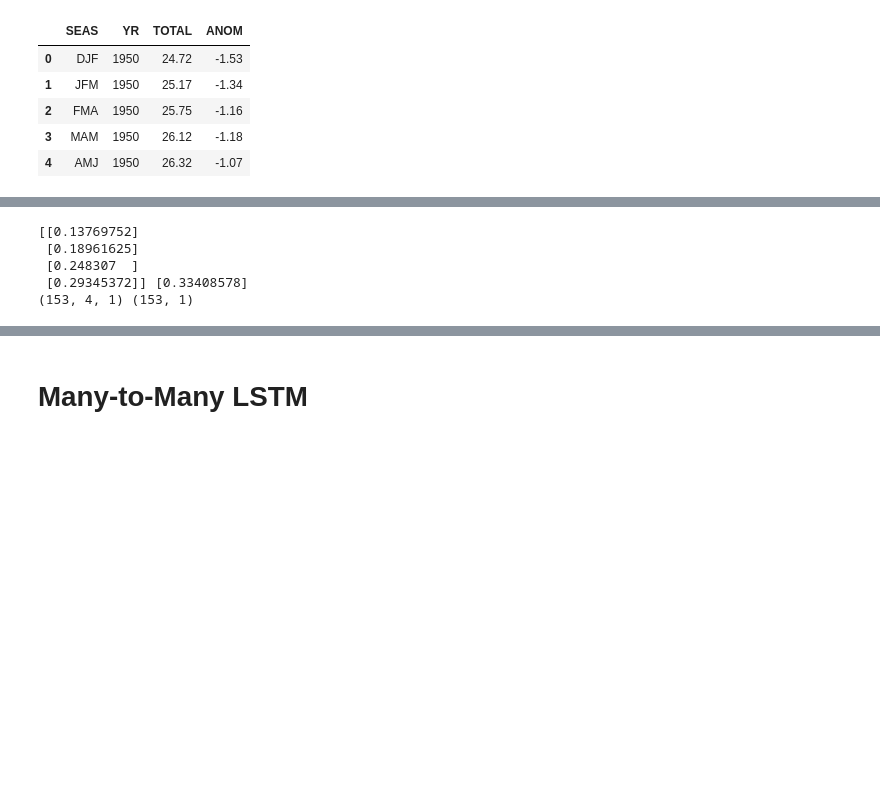
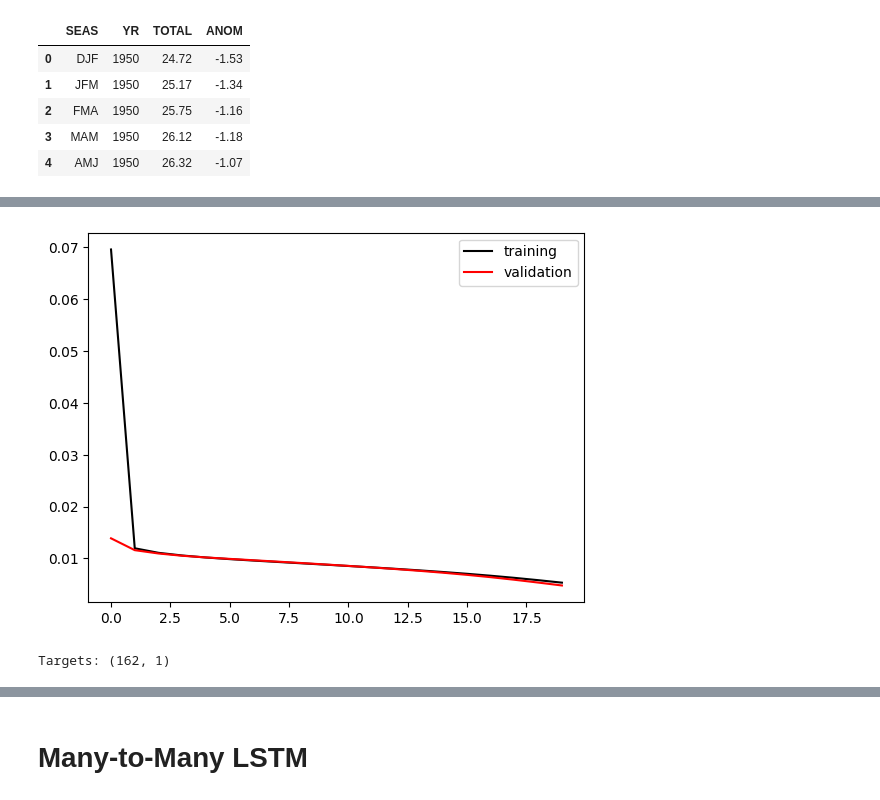
Before and after one commit to mariajmolina/UMDAOSC650, a Jupyter notebook: firstrnn.ipynb, the cells around one changed output, grey strips where cells are left out. Saved outputs shown, nothing was run; the diff lists cells and outputs as text; code cells hidden in the pictures; blank space fills up the shorter version.

```diff
--- a/firstrnn.ipynb
+++ b/firstrnn.ipynb
@@ -137,10 +311,15 @@ print(x.shape, y.shape)
 # lets make our rnn!
 regressor = Sequential()
 
-# LSTM; input shape is 1 (for one time step at a time) and n_features which is also 1 for our toy example
-regressor.add(keras.layers.Input(shape=(1, n_features), batch_size=16))
+# LSTM; input shape is 1 (for one time step at a time)
+# and n_features which is also 1 for our toy example
+regressor.add(keras.layers.Input(shape=(1, n_features), batch_size=BATCHSIZE))
 
-# don't return sequence; just the last output of the input sequence
+### NOTE BELOW:
+# If you want to process the entire sequence at once, change the input
+# shape above to (4, n_features) while keeping return_sequences=False below.
+
+# don't return sequence; just the final hidden state
 regressor.add(LSTM(units=50, return_sequences=False))
 
 # one neuron for output prediction
@@ -206,14 +370,16 @@ testdata_gen = TimeseriesGenerator(
-# %%
-# quick check of output
-batch_0 = testdata_gen[0]
-x, y = batch_0
-print(x[0], y[0])
-print(x.shape, y.shape)
-# %% [output]
-[[0.13769752]
- [0.18961625]
- [0.248307  ]
- [0.29345372]] [0.33408578]
-(153, 4, 1) (153, 1)
+# %%
+plt.plot(range(0,EPOCHS), history.history['loss'], c='k', label='training')
+plt.plot(range(0,EPOCHS), history.history['val_loss'], c='r', label='validation')
+plt.legend()
+plt.show()
+# %% [output]
+[figure, added]
+# %%
+for batch in test_gen:
+  _, y = batch
+  print(f"Targets: {y.shape}")
+  break
+# %% [output]
+Targets: (162, 1)
 # %%
 # predict using test data
```
Also changed, not shown: parts of 25 cells of this notebook.
